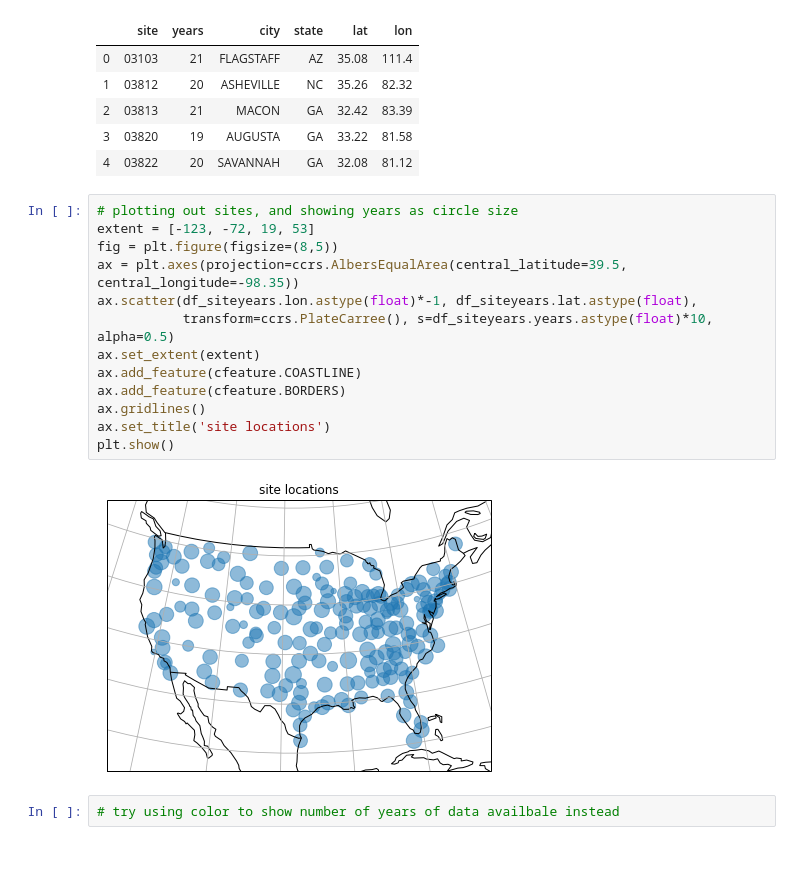
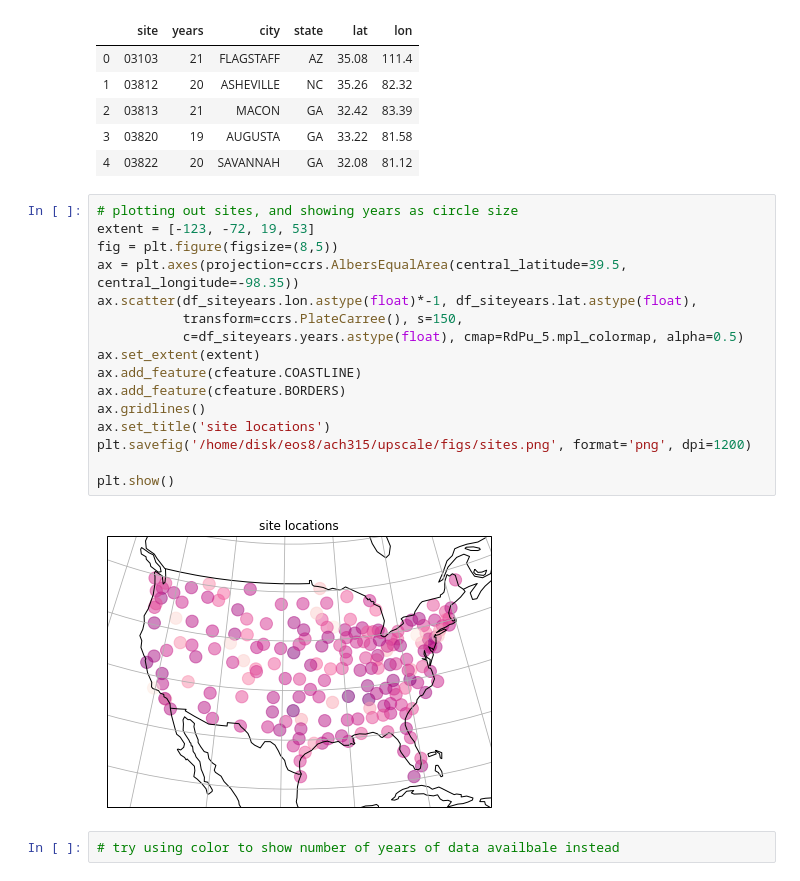
Before and after one commit to jennhsiao/upscale, a Jupyter notebook: notebooks/sim_process.ipynb, the cells around one changed output. Cells and saved outputs as stored; diff of their text form.

```diff
--- a/notebooks/sim_process.ipynb
+++ b/notebooks/sim_process.ipynb
@@ -41,18 +42,21 @@ df_siteyears.head()
 # %%
 # plotting out sites, and showing years as circle size
 extent = [-123, -72, 19, 53]
 fig = plt.figure(figsize=(8,5))
 ax = plt.axes(projection=ccrs.AlbersEqualArea(central_latitude=39.5, central_longitude=-98.35))
 ax.scatter(df_siteyears.lon.astype(float)*-1, df_siteyears.lat.astype(float),
-           transform=ccrs.PlateCarree(), s=df_siteyears.years.astype(float)*10, alpha=0.5)
+           transform=ccrs.PlateCarree(), s=150,
+           c=df_siteyears.years.astype(float), cmap=RdPu_5.mpl_colormap, alpha=0.5)
 ax.set_extent(extent)
 ax.add_feature(cfeature.COASTLINE)
 ax.add_feature(cfeature.BORDERS)
 ax.gridlines()
 ax.set_title('site locations')
+plt.savefig('/home/disk/eos8/ach315/upscale/figs/sites.png', format='png', dpi=1200)
+
 plt.show()
 # %% [output]
-[figure, old version]
+[figure, new version]
 # %%
 # try using color to show number of years of data availbale instead
 # %% [markdown]
```
Also changed, not shown: parts of 2 cells of this notebook, 4 other files.
